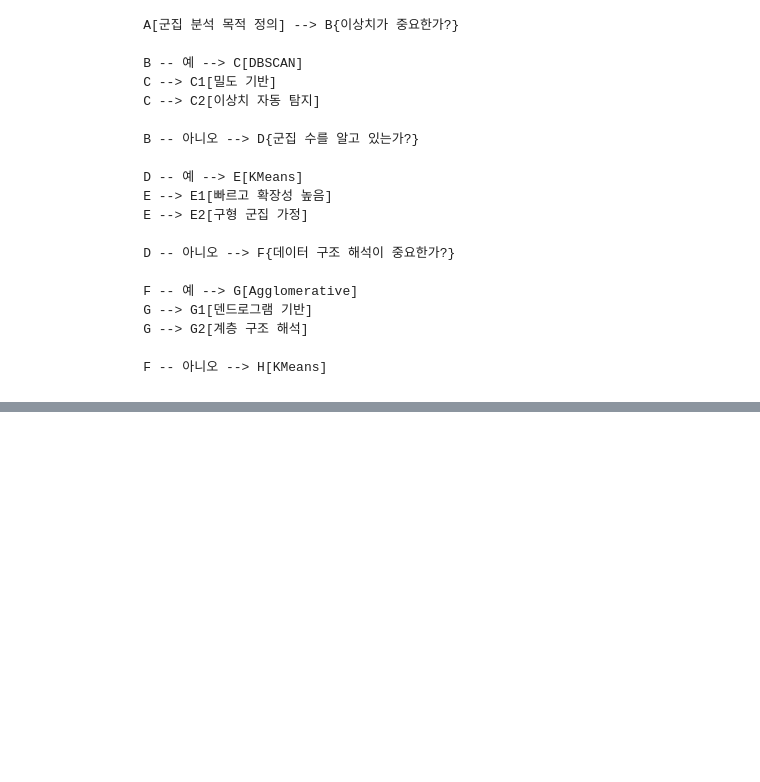
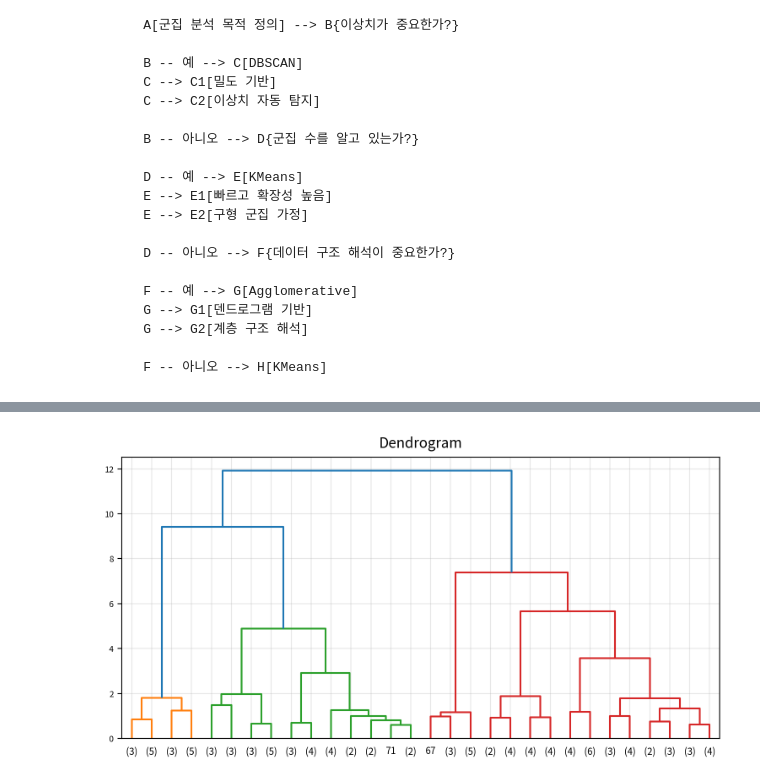
Before and after one commit to BoheeJeong/Machine_learning, a Jupyter notebook: [LAB 03} 비지도학습 - 군집분석-계층적군집/01-DBSCAN_계층적군집.ipynb, the cells around one changed output, grey strips where cells are left out. Saved outputs shown, nothing was run; the diff lists cells and outputs as text; code cells hidden in the pictures; blank space fills up the shorter version.

```diff
--- a/[LAB 03} 비지도학습 - 군집분석-계층적군집/01-DBSCAN_계층적군집.ipynb
+++ b/[LAB 03} 비지도학습 - 군집분석-계층적군집/01-DBSCAN_계층적군집.ipynb
@@ -218,0 +421,5 @@ ImportError: cannot import name 'hs_classroom' from partially initialized module
+# %%
+from dandrogram_source import dandrogram_source
+
+data = dandrogram_source(estimator)
+data
@@ -218,0 +503,21 @@ ImportError: cannot import name 'hs_classroom' from partially initialized module
+# %%
+figsize = (1500 / my_dpi, 800 / my_dpi)
+fig, ax = plt.subplots(1, 1, figsize=figsize, dpi=my_dpi)
+
+dendrogram(
+    data,
+    ax=ax,
+    p=30,
+    truncate_mode="lastp",
+    leaf_rotation=0,
+    leaf_font_size=8,
+    count_sort="ascending",
+)
+
+ax.set_title("Dendrogram", fontsize=12, pad=8)
+ax.grid(True, alpha=0.3)  # 배경 격자 표시
+plt.tight_layout()
+plt.show()
+plt.close()
+# %% [output]
+[figure, added]
```
Also changed, not shown: parts of 22 cells of this notebook, 3 other files.
